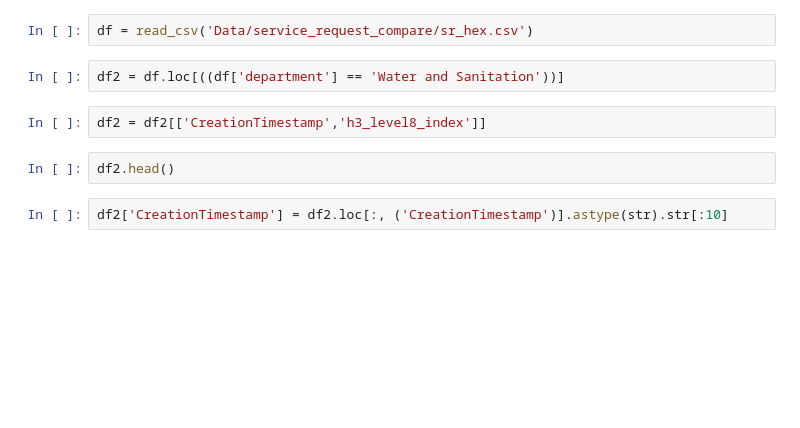
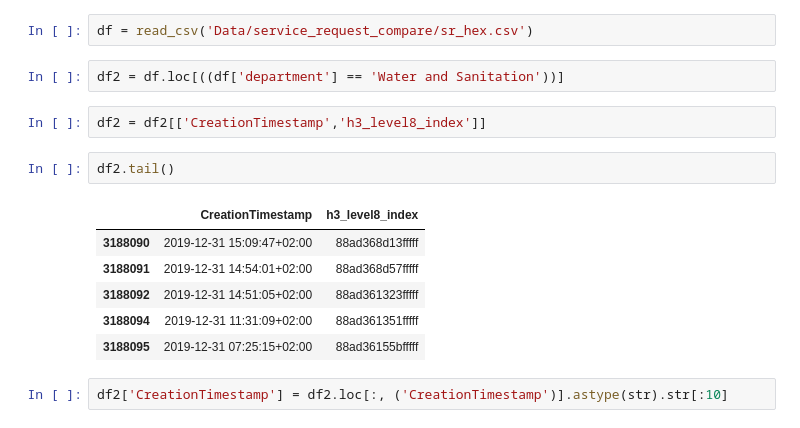
Before and after one commit to ShaunMoloi/ds_code_challenge, a Jupyter notebook: Time_Series_Challenge.ipynb, the cells around one changed output. Cells and saved outputs as stored; diff of their text form; blank space fills up the shorter version.

```diff
--- a/Time_Series_Challenge.ipynb
+++ b/Time_Series_Challenge.ipynb
@@ -17,12 +17,19 @@ from sklearn.metrics import mean_absolute_error
 Importing plotly failed. Interactive plots will not work.
 # %%
 df = read_csv('Data/service_request_compare/sr_hex.csv')
-# %%
-df2 = df.loc[((df['department'] == 'Water and Sanitation'))]
+# %%
+df2 = df.loc[((df['department'] == 'Water and Sanitation'))]
 # %%
 df2 = df2[['CreationTimestamp','h3_level8_index']]
-# %%
-df2.head()
+# %%
+df2.tail()
+# %% [output]
+|  | CreationTimestamp | h3_level8_index |
+| 3188090 | 2019-12-31 15:09:47+02:00 | 88ad368d13fffff |
+| 3188091 | 2019-12-31 14:54:01+02:00 | 88ad368d57fffff |
+| 3188092 | 2019-12-31 14:51:05+02:00 | 88ad361323fffff |
+| 3188094 | 2019-12-31 11:31:09+02:00 | 88ad361351fffff |
+| 3188095 | 2019-12-31 07:25:15+02:00 | 88ad36155bfffff |
 # %%
 df2['CreationTimestamp'] = df2.loc[:, ('CreationTimestamp')].astype(str).str[:10]
 # %%
```
Also changed, not shown: parts of 25 cells of this notebook.
